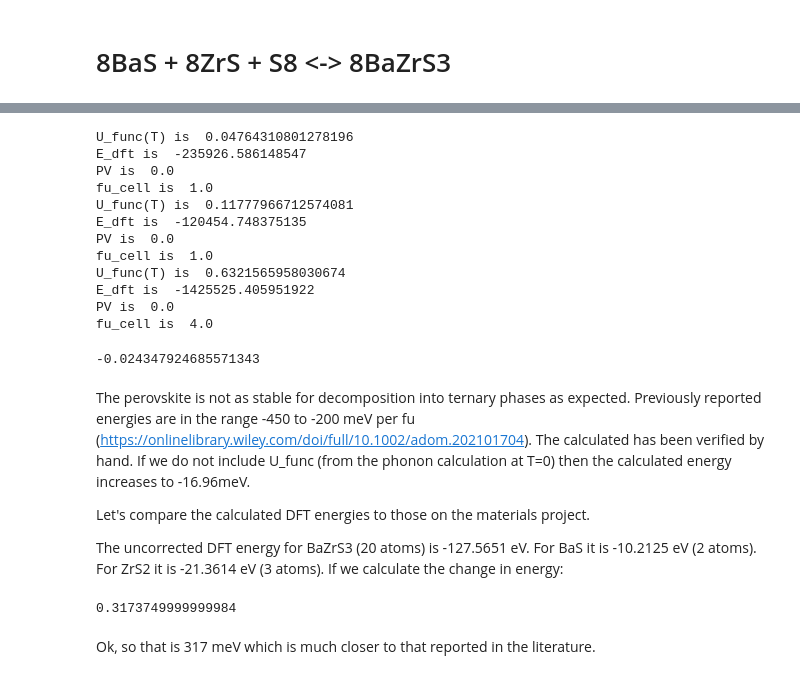
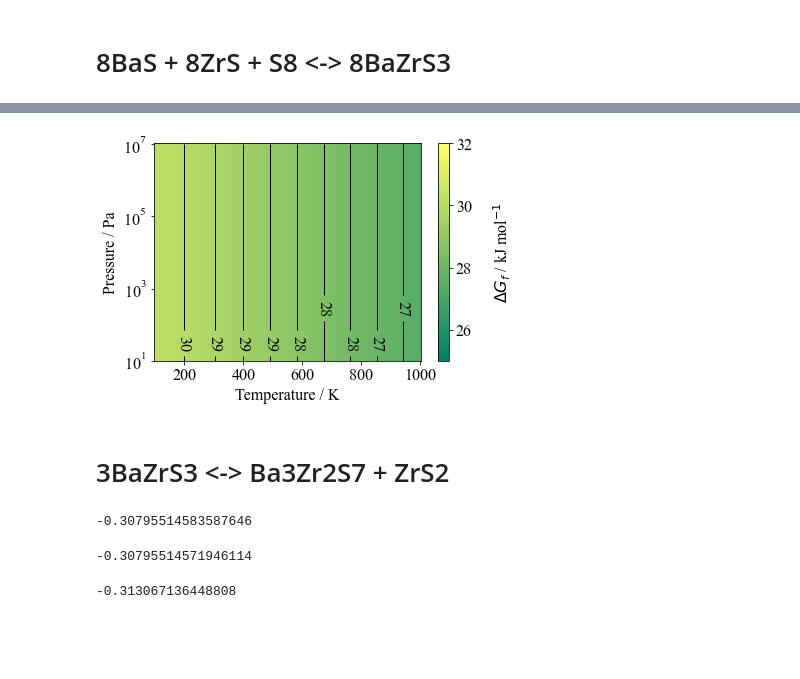
Before and after one commit to NU-CEM/ThermoPot, a Jupyter notebook: BaZrS3/BaZrS3.ipynb, the cells around one changed output, grey strips where cells are left out. Cells and saved outputs as stored; diff of their text form; code cells hidden in the pictures; blank space fills up the shorter version.

```diff
--- a/BaZrS3/BaZrS3.ipynb
+++ b/BaZrS3/BaZrS3.ipynb
@@ -273,6 +183 @@ fu_cell is  4.0
 [figure]
-# %%
-BaS_calc = calculations.Calculation(volume=0.632552E+02,energy=-235926.586148547, xc='pbesol',NAtoms=2)
-ZrS2_calc = calculations.Calculation(volume=0.667493E+02,energy=-120454.748375135,xc='pbesol',NAtoms=3)
-BaS = materials.Solid("BaS",{"Ba": 1, "S": 1},"../BaZrS3/phonopy_output/BaS_Fm-3m.dat",calculation=BaS_calc)
-ZrS2 = materials.Solid("ZrS2",{"Zr": 1,"S": 2}, "../BaZrS3/phonopy_output/ZrS2_P-3m1.dat",calculation=ZrS2_calc)
@@ -279,30 +213,32 @@ ZrS2 = materials.Solid("ZrS2",{"Zr": 1,"S": 2}, "../BaZrS3/phonopy_output/ZrS2_P
+# %%
+Ba3Zr2S7_calc = calculations.Calculation(volume=0.124269E+04, energy=-3794761.060664689,
+                                         xc="pbesol",NAtoms=48)
+Ba3Zr2S7 = materials.Solid("Ba3Zr2S7",{"Ba": 3,"Zr": 2,"S":7},
+                           "../BaZrS3/phonopy_output/Ba3Zr2S7_P4_2_mnm.dat",
+                           calculation=Ba3Zr2S7_calc)
+# %%
+ternary_reaction = reactions.Reaction({Ba3Zr2S7:1,ZrS2:1},{BaZrS3:3},
+                                      temperature=T, pressure=P, fu=3)
+# %%
+GFE = ternary_reaction.Dmu(units="kJ")
+GFE.plot_TvsP(scale_range=[25, 32])
+# %% [output]
+[figure, added]
+# %% [markdown]
+# 3BaZrS3 <->  Ba3Zr2S7 + ZrS2
+# %%
+ternary_reaction = reactions.Reaction({BaZrS3:3},{Ba3Zr2S7:1,ZrS2:1},fu=3)
+ternary_reaction.Dmu(units="eV").potential
+# %% [output]
+-0.30795514583587646
+# %%
+ternary_reaction = reactions.Reaction({BaZrS3:1},{Ba3Zr2S7:1/3,ZrS2:1/3},fu=1)
+ternary_reaction.Dmu(units="eV").potential
+# %% [output]
+-0.30795514571946114
 # %%
-bulk_reaction = reactions.Reaction({BaS:1,ZrS2:1},{BaZrS3:1},temperature=0,pressure=0)
-bulk_reaction.DH(units="eV").potential
+ternary_reaction = reactions.Reaction({BaZrS3:1},{Ba3Zr2S7:1/3,ZrS2:1/3},
+                                      fu=1,temperature=0,pressure=0)
+ternary_reaction.DH(units="eV").potential
 # %% [output]
-U_func(T) is  0.04764310801278196
-E_dft is  -235926.586148547
-PV is  0.0
-fu_cell is  1.0
-U_func(T) is  0.11777966712574081
-E_dft is  -120454.748375135
-PV is  0.0
-fu_cell is  1.0
-U_func(T) is  0.6321565958030674
-E_dft is  -1425525.405951922
-PV is  0.0
-fu_cell is  4.0
+-0.313067136448808
--0.024347924685571343
-# %% [markdown]
-The perovskite is not as stable for decomposition into ternary phases as expected. Previously reported energies are in the range -450 to -200 meV per fu (https://onlinelibrary.wiley.com/doi/full/10.1002/adom.202101704). The calculated has been verified by hand. If we do not include U_func (from the phonon calculation at T=0) then the calculated energy increases to -16.96meV.
-
-Let's compare the calculated DFT energies to those on the materials project.
-
-The uncorrected DFT energy for BaZrS3 (20 atoms) is -127.5651 eV. For BaS it is -10.2125 eV (2 atoms). For ZrS2 it is
--21.3614 eV (3 atoms). If we calculate the change in energy:
-# %%
--10.2125 + -21.3614 - (-127.5651/4)
-# %% [output]
-0.3173749999999984
-# %% [markdown]
-Ok, so that is 317 meV which is much closer to that reported in the literature.
```
Also changed, not shown: parts of 49 cells of this notebook, 4 other files.
